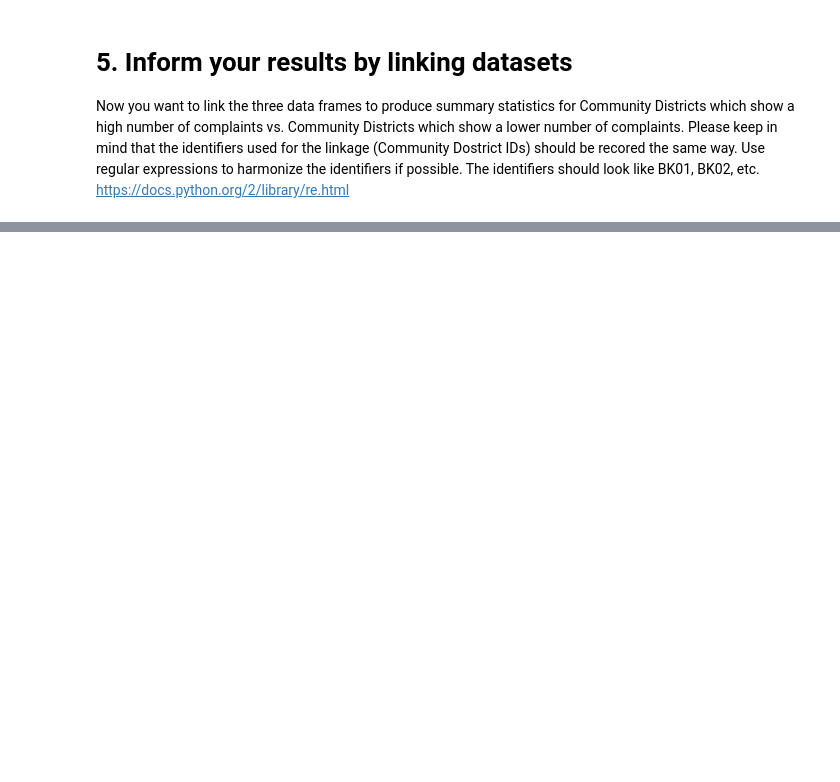
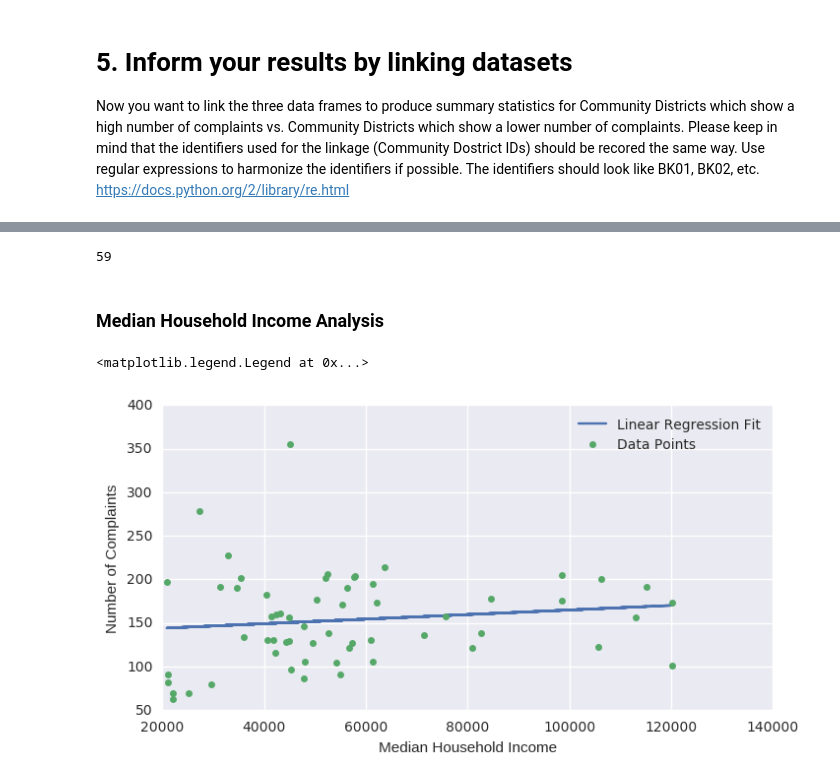
Before and after one commit to dfay88-zz/PUI2016_df1383, a Jupyter notebook: HW8_df1383/HW8_1_df1383.ipynb, the cells around one changed output, grey strips where cells are left out. Cells and saved outputs as stored; diff of their text form; code cells hidden in the pictures; blank space fills up the shorter version.

```diff
--- a/HW8_df1383/HW8_1_df1383.ipynb
+++ b/HW8_df1383/HW8_1_df1383.ipynb
@@ -99,0 +465,12 @@ https://docs.python.org/2/library/re.html
+# %%
+cd_id1 = {'Bronx': 'BX', 'Brooklyn': 'BK', 'Manhattan': 'MN', 'Queens': 'QN', 'Staten': 'SI'}
+community_internet['cd_boro'] = community_internet['Community Name'].str.extract('(?<=^....)(?P<letter>[a-zA-Z]+)',
+                                                                                expand=True)
+community_internet['cd_num'] = community_internet['Community Name'].str.extract('([0-9]+)',
+                                                                                expand=True)
+
+community_internet['cd_num'] = community_internet['cd_num'].apply(lambda x: '{0:0>2}'.format(x))
+community_internet.replace({'cd_boro': cd_id1}, inplace=True)
+community_internet['cd_id'] = community_internet.cd_boro + community_internet.cd_num
+community_internet.drop(['Community Name', 'cd_num', 'cd_boro'], axis=1, inplace=True)
+community_internet.head()
@@ -99,0 +532,4 @@ https://docs.python.org/2/library/re.html
+# %%
+
+community_internet.loc[4,0:3] = community_internet.ix[4][0:3].values/2
+community_internet.head()
@@ -100,2 +554,5 @@ https://docs.python.org/2/library/re.html
 # %%
 # Link the 3 dataframes
+# %%
+complaint_demo = pd.merge(community_demo, community_complaints, on='cd_id', how='left')
+complaint_demo.head()
@@ -101,0 +566,3 @@ https://docs.python.org/2/library/re.html
+# %%
+complaint_demo_internet = pd.merge(complaint_demo, community_internet, on='cd_id', how='left')
+complaint_demo_internet.head()
@@ -102,2 +576,27 @@ https://docs.python.org/2/library/re.html
+# %%
+len(complaint_demo_internet)
+# %% [output]
+59
 # %%
 # Are the demographics and infrastructure different in Community Districts that show more complaints than others?
+# %% [markdown]
+### Median Household Income Analysis
+# %%
+import matplotlib.pyplot as plt
+import seaborn
+import statsmodels.formula.api as smf
+%matplotlib inline
+
+lm_income = smf.ols(formula=' num_complaints ~ median_house_income', data=complaint_demo_internet).fit()
+pred_income = lm_income.predict()
+
+plt.figure(figsize=(8,4))
+plt.plot(complaint_demo_internet.median_house_income, pred_income, label='Linear Regression Fit')
+plt.plot(complaint_demo_internet.median_house_income, complaint_demo_internet.num_complaints,
+                  'o', markersize=5, label='Data Points')
+plt.xlabel('Median Household Income')
+plt.ylabel('Number of Complaints')
+plt.legend()
+# %% [output]
+<matplotlib.legend.Legend at 0x...>
+[figure, added]
```
Also changed, not shown: parts of 62 cells of this notebook, 1 other file.
